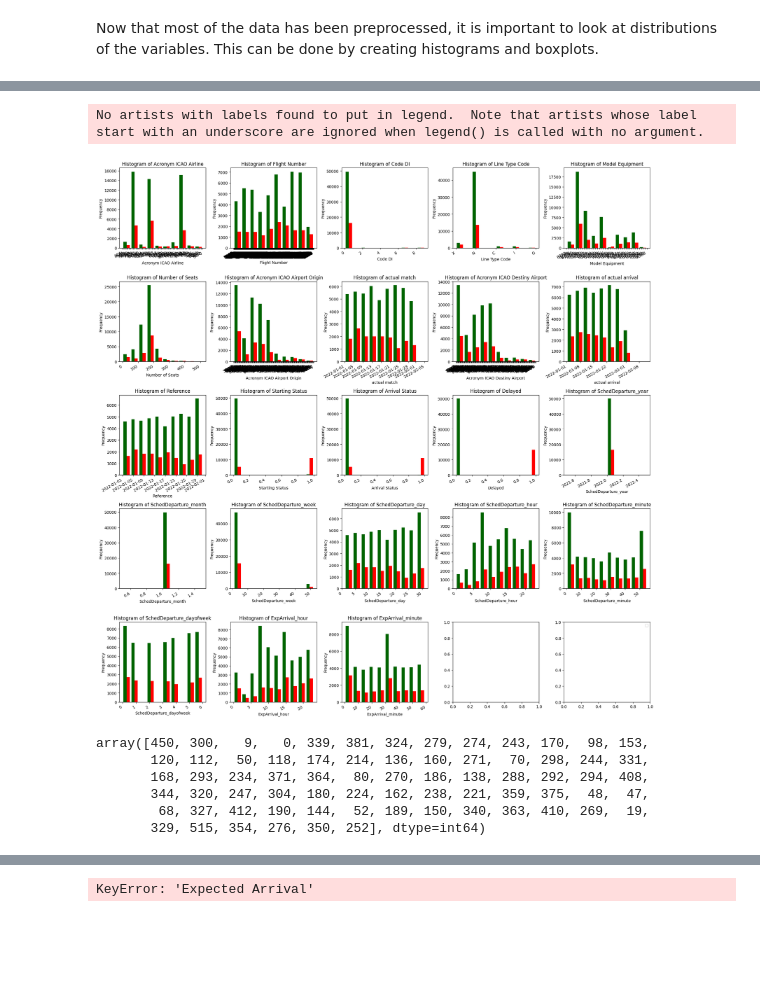
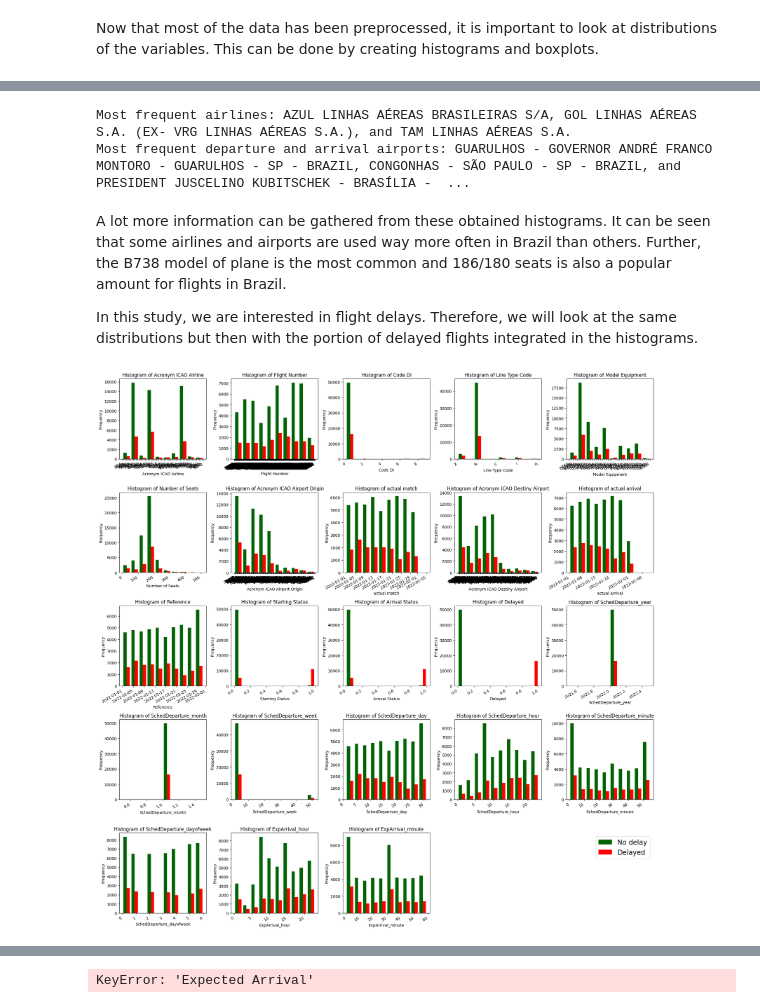
Before and after one commit to TygoF/Flight-delay-prediction, a Jupyter notebook: main.ipynb, the cells around one changed output, grey strips where cells are left out. Cells and saved outputs as stored; diff of their text form; code cells hidden in the pictures; blank space fills up the shorter version.

```diff
--- a/main.ipynb
+++ b/main.ipynb
@@ -217,11 +217,15 @@ display(data_brazil4)
 # %% [markdown]
 Now that most of the data has been preprocessed, it is important to look at distributions of the variables. This can be done by creating histograms and boxplots.
 # %%
-# Reform flight number column to correct data type
+# Reform columns to correct data type
 data_brazil4["Flight Number"] = data_brazil4["Flight Number"].astype(str)
+data_brazil4["Arrival Status"] = data_brazil4["Arrival Status"].astype(int)
+data_brazil4["Starting Status"] = data_brazil4["Starting Status"].astype(int)
 
 # Plot histograms for each column
 fig, axs = plt.subplots(5,5, figsize=(20,20))
+axs[4,3].axis('off')
+axs[4,4].axis('off')
 x = 0; y = 0
 for i, name in enumerate(data_brazil4.columns.values):
     if i % 5 == 0 and i != 0:
@@ -238,0 +245,17 @@ plt.show()
+# %%
+#  Plot histograms for each column, descending the top 10 occuring values for each column
+fig, axs = plt.subplots(5,5, figsize=(20,20))
+axs[4,3].axis('off')
+axs[4,4].axis('off')
+x = 0; y = 0
+for i, name in enumerate(data_brazil4.columns.values):
+    if i % 5 == 0 and i != 0:
+        y = 0
+        x += 1
+    data_brazil4[name].value_counts().head(10).plot(kind='bar', ax=axs[x,y])
+    axs[x,y].set(xlabel=name, ylabel="Frequency")
+    axs[x,y].set_title("Histogram of " + name)
+    plt.setp(axs[x,y].get_xticklabels(), rotation=30, ha='right')
+    y+=1
+fig.tight_layout()
+plt.show()
@@ -239,28 +264,31 @@ plt.show()
+# %%
+print("Most frequent airlines: " + airline_code_dict.get("AZU") + ", " + airline_code_dict.get("GLO") + ", and " + airline_code_dict.get("TAM"))
+print("Most frequent departure and arrival airports: " + airport_code_dict.get("SBGR") + ", " + airport_code_dict.get("SBSP") + ", and " + airport_code_dict.get("SBBR"))
+# %% [output]
+Most frequent airlines: AZUL LINHAS AÉREAS BRASILEIRAS S/A, GOL LINHAS AÉREAS S.A. (EX- VRG LINHAS AÉREAS S.A.), and TAM LINHAS AÉREAS S.A.
+Most frequent departure and arrival airports: GUARULHOS - GOVERNOR ANDRÉ FRANCO MONTORO - GUARULHOS - SP - BRAZIL, CONGONHAS - SÃO PAULO - SP - BRAZIL, and PRESIDENT JUSCELINO KUBITSCHEK - BRASÍLIA -  ...
+# %% [markdown]
+A lot more information can be gathered from these obtained histograms. It can be seen that some airlines and airports are used way more often in Brazil than others. Further, the B738 model of plane is the most common and 186/180 seats is also a popular amount for flights in Brazil.
+
+In this study, we are interested in flight delays. Therefore, we will look at the same distributions but then with the portion of delayed flights integrated in the histograms.
 # %%
-# Plot histograms for each column
+# Plot histograms for each column and making a separation between a delayed or non-delayed flight
 fig, axs = plt.subplots(5,5, figsize=(20,20))
+axs[4,3].axis('off')
+axs[4,4].axis('off')
 x = 0; y = 0
 for i, name in enumerate(data_brazil4.columns.values):
     if i % 5 == 0 and i != 0:
         y = 0
         x += 1
     axs[x,y].hist([data_brazil4.loc[data_brazil4["Delayed"]==0, name], data_brazil4.loc[data_brazil4["Delayed"]==1, name]], color=["darkgreen", "red"], label=["No delay", "Delayed"])
     axs[x,y].set(xlabel=name, ylabel="Frequency")
     axs[x,y].set_title("Histogram of " + name)
     plt.setp(axs[x,y].get_xticklabels(), rotation=30, ha='right')
+    handles, labels = axs[x,y].get_legend_handles_labels()
     y+=1
 fig.tight_layout()
-plt.legend() # NOT WORKING YET
+plt.legend(handles, labels, fontsize="xx-large")
 plt.show()
 # %% [output]
-No artists with labels found to put in legend.  Note that artists whose label start with an underscore are ignored when legend() is called with no argument.
-[figure, old version]
+[figure, new version]
-# %%
-data_brazil4["Number of Seats"].unique()#.sort_values(axis=0, ascending=False).head(10)
-# %% [output]
-array([450, 300,   9,   0, 339, 381, 324, 279, 274, 243, 170,  98, 153,
-       120, 112,  50, 118, 174, 214, 136, 160, 271,  70, 298, 244, 331,
-       168, 293, 234, 371, 364,  80, 270, 186, 138, 288, 292, 294, 408,
-       344, 320, 247, 304, 180, 224, 162, 238, 221, 359, 375,  48,  47,
-        68, 327, 412, 190, 144,  52, 189, 150, 340, 363, 410, 269,  19,
-       329, 515, 354, 276, 350, 252], dtype=int64)
```
Also changed, not shown: parts of 19 cells of this notebook.
